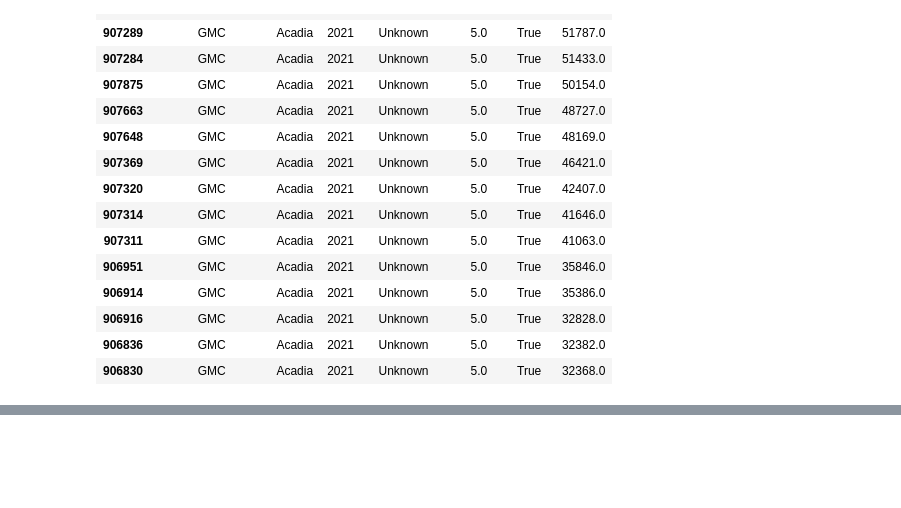
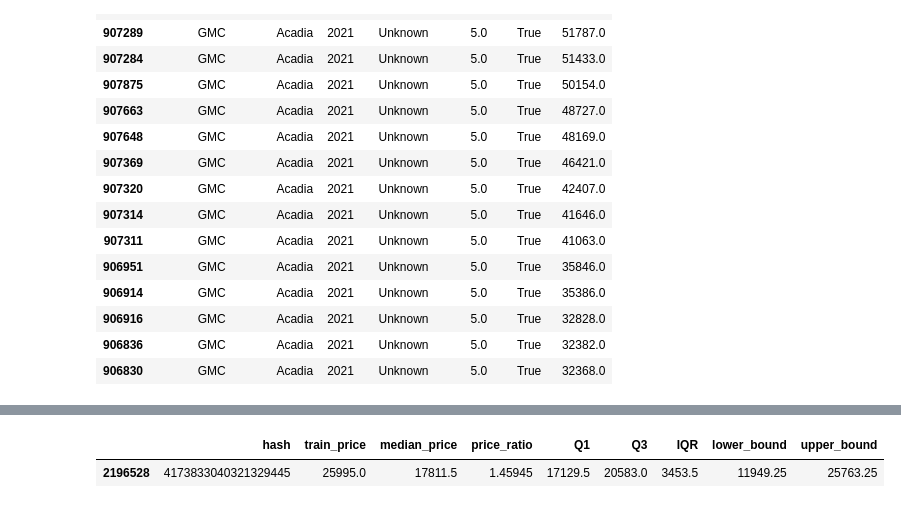
Before and after one commit to CaseyKiiza2026/vehicle-valuation-platform, a Jupyter notebook: notebooks/other_model.ipynb, the cells around one changed output, grey strips where cells are left out. Cells and saved outputs as stored; diff of their text form; code cells hidden in the pictures; blank space fills up the shorter version.

```diff
--- a/notebooks/other_model.ipynb
+++ b/notebooks/other_model.ipynb
@@ -766,0 +826,5 @@ plt.show()
+# %%
+boundary[boundary["hash"] == suspicious_hash]
+# %% [output]
+|  | hash | train_price | median_price | price_ratio | Q1 | Q3 | IQR | lower_bound | upper_bound |
+| 2196528 | 4173833040321329445 | 25995.0 | 17811.5 | 1.45945 | 17129.5 | 20583.0 | 3453.5 | 11949.25 | 25763.25 |
```
Also changed, not shown: parts of 7 cells of this notebook.
